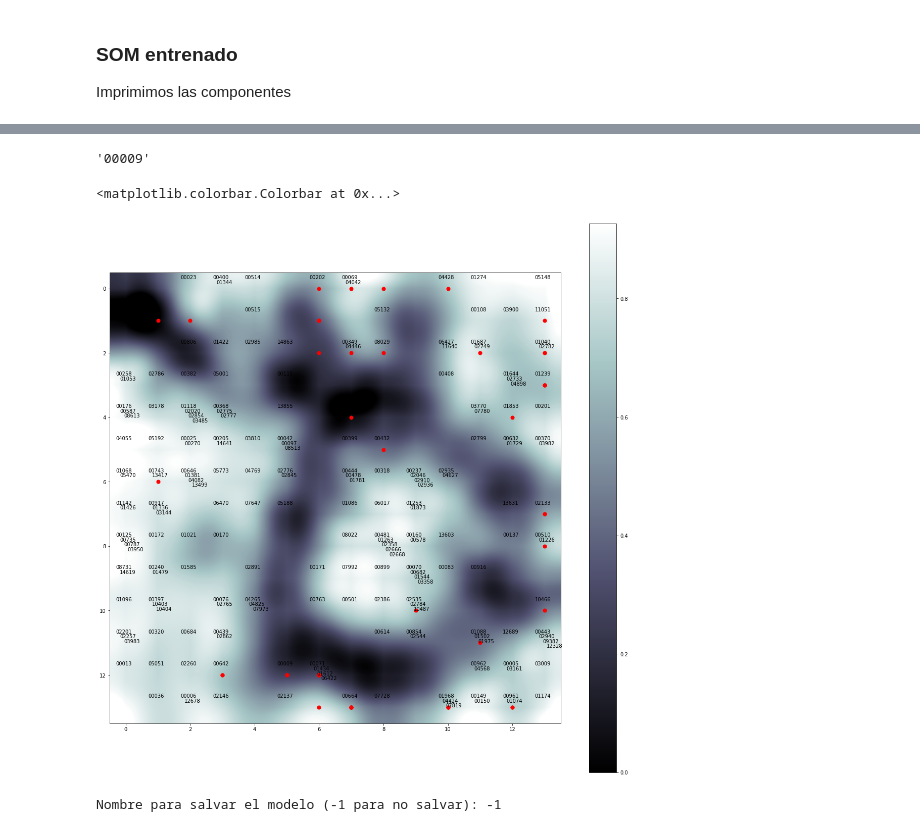
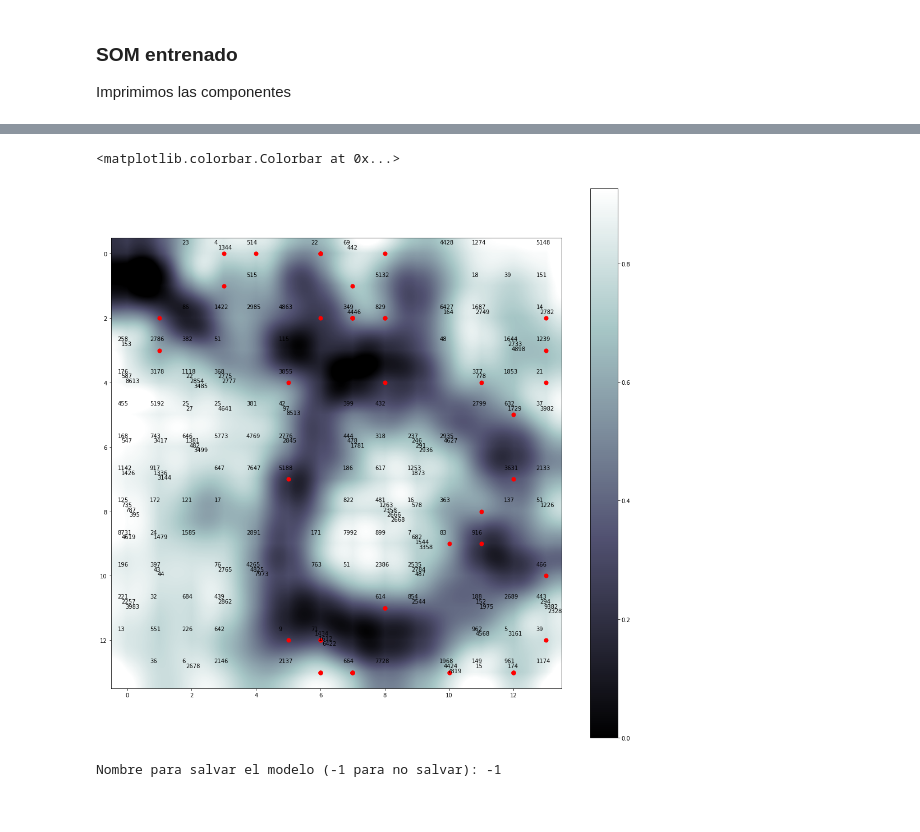
Before and after one commit to sergiohzlz/som_ontologias, a Jupyter notebook: som ontologias.ipynb, the cells around one changed output, grey strips where cells are left out. Drawn from its saved outputs; the diff is of its cells as text; code cells hidden in the pictures.

```diff
--- a/som ontologias.ipynb
+++ b/som ontologias.ipynb
@@ -242,7 +246,7 @@ def prots_aleatorias(N, dim1, dim2):
         V.append(genera_v_random(dim1,dim2))
     return np.array(V)
 
-V = prots_aleatorias(50,dim_ext,dim_go)
+V = prots_aleatorias(50,4,3)
 N = ['frand_{}'.format(i) for i in range(len(V))]
 print(N)
 print(V)
@@ -285,7 +289,7 @@ import pickle
 
 recupera=False
 if(recupera):
-    som = pickle.load(open('som_14x14_s1ca3_28may2020.pkl','rb')) #som original (version anterior)
+    som = pickle.load(open('som_13x12_500_s1_ca1.pkl','rb'))
 # %% [markdown]
 Hacemos la búsqueda de parámetros.
 # %%
@@ -350,11 +340,10 @@ print(k)
 
 Imprimimos las componentes
 # %%
-
 color='Oranges'
 inter='sinc'
 rs, cs = 3,3
-fig, axn = plt.subplots(rs,cs, figsize=(20,20))
+fig, axn = plt.subplots(rs,cs, figsize=(15,18))
 
 for j,ax in enumerate(axn.flat):
     if(j<k):
@@ -376,8 +365,7 @@ for j,ax in enumerate(axn.flat):
 # %%
 def get_id_fam(i):
     fam = df.iloc[i].familia
-    #return fam[3:].translate({ord('0'):''})
-    return fam[2:]
+    return fam[3:].translate({ord('0'):''})
 
 winners = {}
 for i,d in enumerate(datos):
@@ -390,36 +378,31 @@ for i,d in enumerate(V):
     randoms[win] = randoms.get(win,[]) + ['frand_{}'.format(i)]
 #for w in sorted(winners):
 #    print("{} : {}".format(w,winners[w]))
-# %%
-get_id_fam(2)
-# %% [output]
-'00009'
 # %%
-fig, axn = plt.subplots(1,1, figsize=(20,20))
+fig, axn = plt.subplots(1,1, figsize=(18,18))
 
 M = 1- som.distance_map().T
 
-letreros_fam=True
+
 for w in winners:
     l = winners[w]
     i,j = -0.3,-0.3
-    if(letreros_fam):
-        for f in l:
-            plt.annotate(s=f,xy=w, xytext=(w[0]+i,w[1]+j))
-            i += 0.12
-            j += 0.15
+    for f in l:
+        plt.annotate(s=f,xy=w, xytext=(w[0]+i,w[1]+j))
+        i += 0.12
+        j += 0.15
 
 for w in randoms:
     l = randoms[w]
     i,j = -0.3, -0.3
     for f in l:
         plt.scatter(w[0], w[1], s=50, c='r')
 
 plt.imshow(M, interpolation=inter, cmap='bone')
 plt.colorbar()
 # %% [output]
 <matplotlib.colorbar.Colorbar at 0x...>
-[figure, old version]
+[figure, new version]
 # %%
 import pickle
 resp = input("Nombre para salvar el modelo (-1 para no salvar): ")
```
Also changed, not shown: parts of 15 cells of this notebook.
